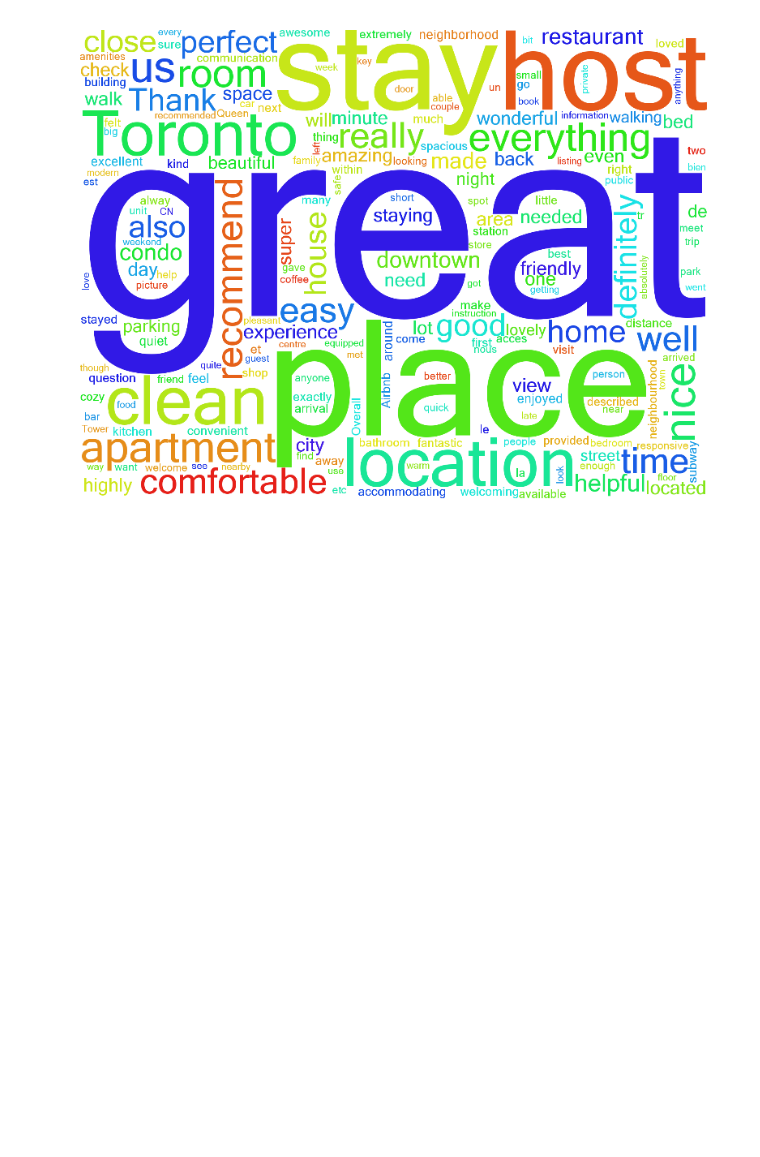
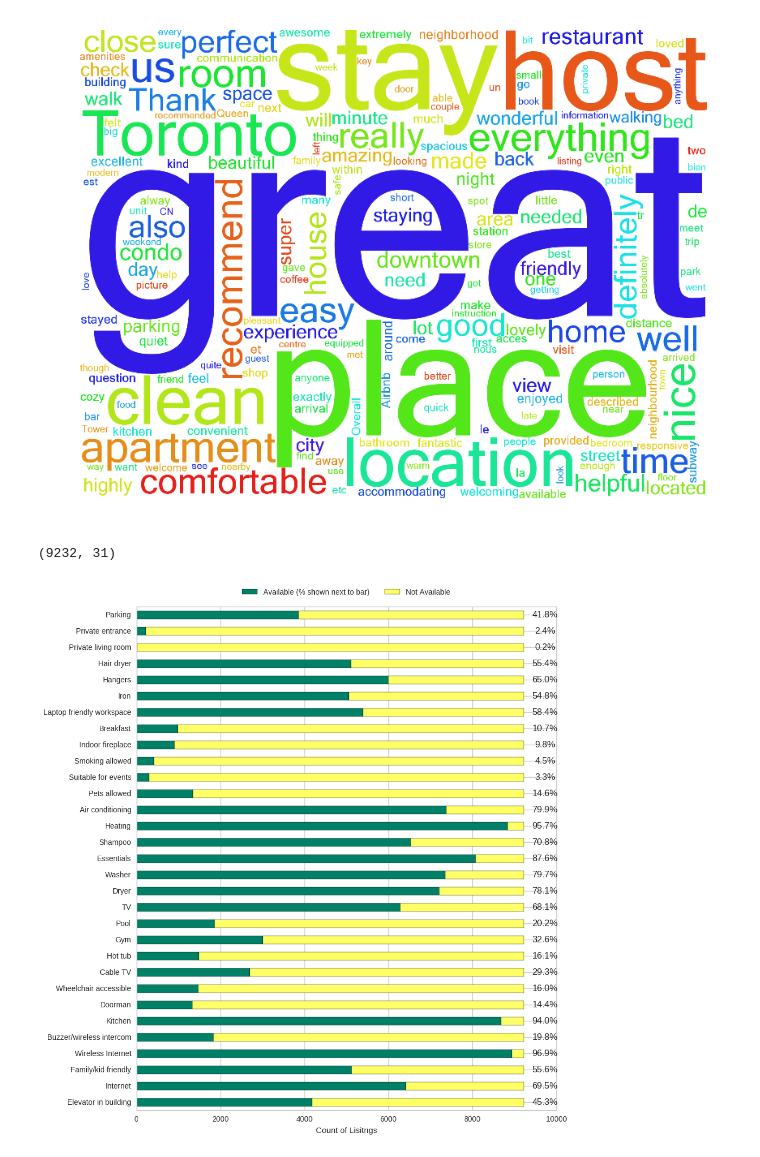
Before and after one commit to HareeshBahuleyan/airbnb-analysis, a Jupyter notebook: 4_data_exploration.ipynb, the cells around one changed output. Cells and saved outputs as stored; diff of their text form; code cells hidden in the pictures; blank space fills up the shorter version.

```diff
--- a/4_data_exploration.ipynb
+++ b/4_data_exploration.ipynb
@@ -555,3 +567,34 @@ plt.axis('off')
 plt.show()
 # %% [output]
 [figure]
+# %%
+with open('df_amenities_neighbourhood_all_processed.pkl') as f:
+    df = pickle.load(f)
+# %%
+amenities = [u'Elevator in building', u'Internet', u'Family/kid friendly', u'Wireless Internet',
+             u'Buzzer/wireless intercom', u'Kitchen', u'Doorman', u'Wheelchair accessible', u'Cable TV',
+             u'Hot tub', u'Gym', u'Pool', u'TV', u'Dryer', u'Washer', u'Essentials', u'Shampoo', u'Heating',
+             u'Air conditioning', u'Pets allowed', u'Suitable for events', u'Smoking allowed',
+             u'Indoor fireplace', u'Breakfast', u'Laptop friendly workspace', u'Iron', u'Hangers', u'Hair dryer',
+             u'Private living room', u'Private entrance', u'Parking']
+df = df.ix[:, amenities]
+# %%
+df.shape
+# %% [output]
+(9232, 31)
+# %%
+df_amenities = pd.concat([df[amenity].value_counts() for amenity in amenities], axis=1)
+# %%
+ax = df_amenities.sort_index(ascending=False).transpose().plot(kind='barh', stacked=True, figsize=(10,12), colormap='summer', legend=False)
+ax.legend(['Available (% shown next to bar)','Not Available'], loc='upper center', ncol=2, bbox_to_anchor=(0.5, 1.05))
+plt.xlabel('Count of Lisitngs')
+rects = ax.patches
+rects = rects[len(rects)/2:]
+
+# Now make some labels
+labels = np.round(df_amenities.transpose()[1]/df_amenities.transpose().sum(axis=1), decimals=3)*100
+
+for rect, label in zip(rects, labels):
+    ax.text(x=rect.get_x()+rect.get_width()+500, y=rect.get_y(), s=str(label)+'%', ha='center', va='bottom')
+# %% [output]
+[figure, added]
```
Also changed, not shown: parts of 1 cell of this notebook, 7 other files.
